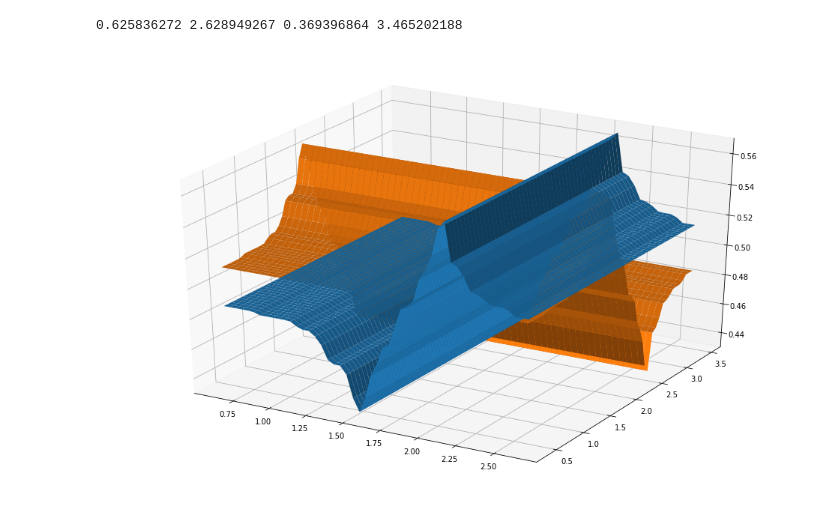
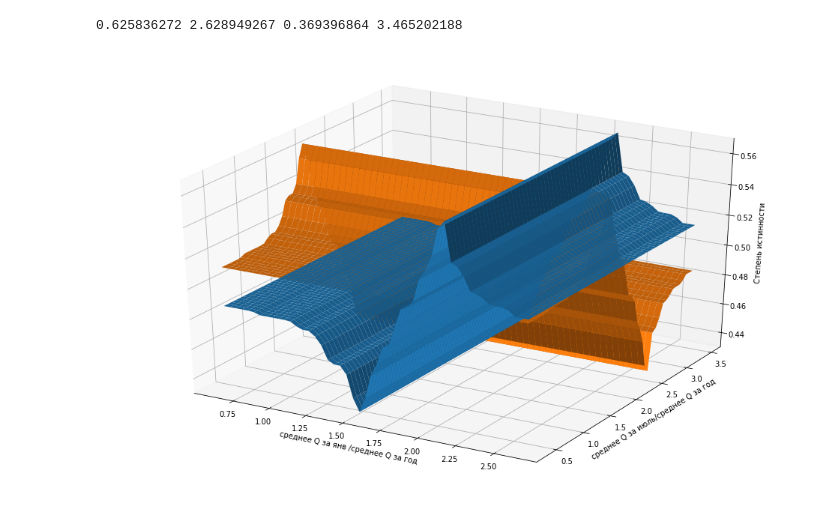
Before and after one commit to Bullldoger/fuzzy_logic, a Jupyter notebook: labs/Lab 9.ipynb, the cells around one changed output. Saved outputs shown, nothing was run; the diff lists cells and outputs as text; code cells hidden in the pictures.

```diff
--- a/labs/Lab 9.ipynb
+++ b/labs/Lab 9.ipynb
@@ -208,2 +208,42 @@ mfs = plot_FCM_results(Q, max_clusters=8)
 # %% [markdown]
 Reference: https://home.deib.polimi.it/matteucc/Clustering/tutorial_html/cmeans.html
+# %%
+plt.figure(figsize=(16, 10))
+
+data = Q
+MIN_size, MAX_size = 2, 12
+classes, centers, u, errors = FCM(data, clusters=2, tol=1e-1, max_iter=100)
+
+cluster_data_1 = data[np.where(classes == 0), :][0]
+cluster_data_2 = data[np.where(classes == 1), :][0]
+
+values_1 = cluster_data_1[:, 0]
+values_2 = cluster_data_1[:, 1]
+
+min_v2 = np.min(values_2)
+max_v2 = np.max(values_2)
+
+for i, (v1, v2) in enumerate(zip(values_1, values_2)):
+    size = (v2 - min_v2) / (max_v2 - min_v2) * (MAX_size - MIN_size) + MIN_size
+    if i == 0:
+        plt.plot(v1, v2, 'ro', label='Cluster {}'.format(1 + 1), markersize=size)
+    else:
+        plt.plot(v1, v2, 'ro', markersize=size)
+
+values_1 = cluster_data_2[:, 0]
+values_2 = cluster_data_2[:, 1]
+
+min_v2 = np.min(values_2)
+max_v2 = np.max(values_2)
+
+
+for i, (v1, v2) in enumerate(zip(values_1, values_2)):
+    size = (v2 - min_v2) / (max_v2 - min_v2) * (MAX_size - MIN_size) + MIN_size
+    if i == 0:
+        plt.plot(v1, v2, 'bo', label='Cluster {}'.format(2 + 1), markersize=size)
+    else:
+        plt.plot(v1, v2, 'bo', markersize=size)
+
+plt.legend()
+plt.grid()
+plt.show()
@@ -273,7 +315,10 @@ from mpl_toolkits.mplot3d import Axes3D
 # %%
 axs = Axes3D(plt.figure(figsize=(13, 8)))
 axs.plot_surface(P1, P2, CL1)
 axs.plot_surface(P1, P2, CL2)
+axs.set_xlabel('среднее Q за янв /среднее Q за год')
+axs.set_ylabel('среднее Q за июль/среднее Q за год')
+axs.set_zlabel('Степень истинности')
 plt.show()
 # %% [output]
-[figure, old version]
+[figure, new version]
```
Also changed, not shown: parts of 2 cells of this notebook.
